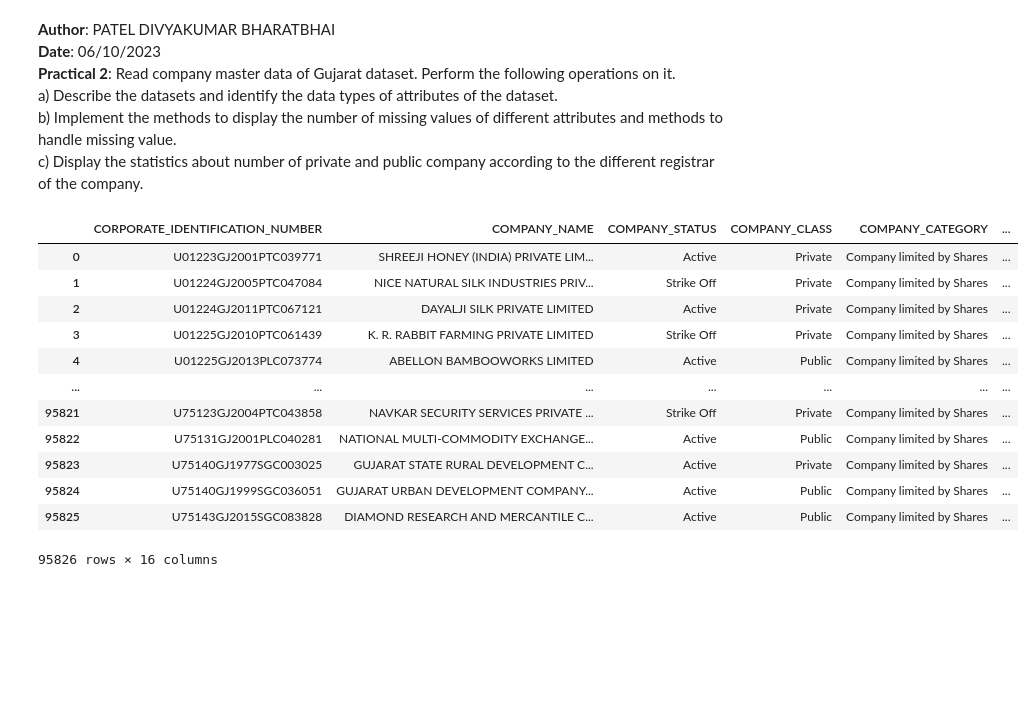
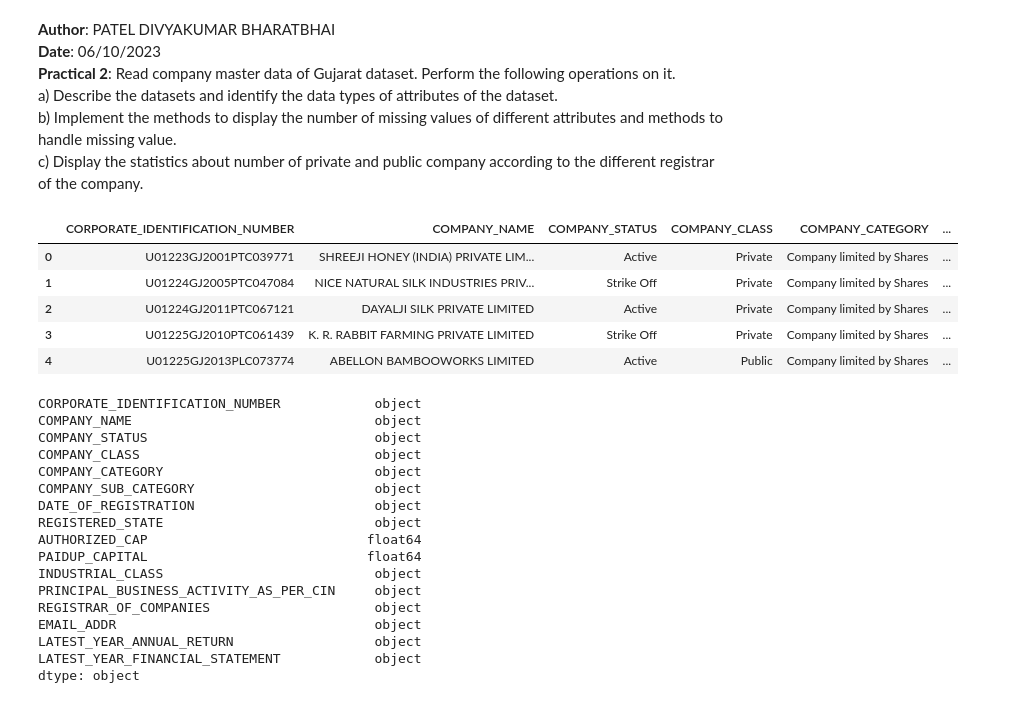
Before and after one commit to divyakumar31/pds-practicals, a Jupyter notebook: practical2/practical2.ipynb, the cells around one changed output. Drawn from its saved outputs; the diff is of its cells as text; code cells hidden in the pictures; blank space fills up the shorter version.

```diff
--- a/practical2/practical2.ipynb
+++ b/practical2/practical2.ipynb
@@ -17,17 +16,30 @@ import numpy as np
 # %%
-df = pd.read_csv("mca_gujarat_21042018.csv", encoding='')
-df
+df = pd.read_csv("mca_gujarat_21042018.csv")
+df.head()
 # %% [output]
 |  | CORPORATE_IDENTIFICATION_NUMBER | COMPANY_NAME | COMPANY_STATUS | COMPANY_CLASS | COMPANY_CATEGORY | ... |
 | 0 | U01223GJ2001PTC039771 | SHREEJI HONEY (INDIA) PRIVATE LIM... | Active | Private | Company limited by Shares | ... |
 | 1 | U01224GJ2005PTC047084 | NICE NATURAL SILK INDUSTRIES PRIV... | Strike Off | Private | Company limited by Shares | ... |
 | 2 | U01224GJ2011PTC067121 | DAYALJI SILK PRIVATE LIMITED | Active | Private | Company limited by Shares | ... |
 | 3 | U01225GJ2010PTC061439 | K. R. RABBIT FARMING PRIVATE LIMITED | Strike Off | Private | Company limited by Shares | ... |
 | 4 | U01225GJ2013PLC073774 | ABELLON BAMBOOWORKS LIMITED | Active | Public | Company limited by Shares | ... |
-| ... | ... | ... | ... | ... | ... | ... |
-| 95821 | U75123GJ2004PTC043858 | NAVKAR SECURITY SERVICES PRIVATE ... | Strike Off | Private | Company limited by Shares | ... |
-| 95822 | U75131GJ2001PLC040281 | NATIONAL MULTI-COMMODITY EXCHANGE... | Active | Public | Company limited by Shares | ... |
-| 95823 | U75140GJ1977SGC003025 | GUJARAT STATE RURAL DEVELOPMENT C... | Active | Private | Company limited by Shares | ... |
-| 95824 | U75140GJ1999SGC036051 | GUJARAT URBAN DEVELOPMENT COMPANY... | Active | Public | Company limited by Shares | ... |
-| 95825 | U75143GJ2015SGC083828 | DIAMOND RESEARCH AND MERCANTILE C... | Active | Public | Company limited by Shares | ... |
-95826 rows × 16 columns
+# %%
+df.dtypes
+# %% [output]
+CORPORATE_IDENTIFICATION_NUMBER            object
+COMPANY_NAME                               object
+COMPANY_STATUS                             object
+COMPANY_CLASS                              object
+COMPANY_CATEGORY                           object
+COMPANY_SUB_CATEGORY                       object
+DATE_OF_REGISTRATION                       object
+REGISTERED_STATE                           object
+AUTHORIZED_CAP                            float64
+PAIDUP_CAPITAL                            float64
+INDUSTRIAL_CLASS                           object
+PRINCIPAL_BUSINESS_ACTIVITY_AS_PER_CIN     object
+REGISTRAR_OF_COMPANIES                     object
+EMAIL_ADDR                                 object
+LATEST_YEAR_ANNUAL_RETURN                  object
+LATEST_YEAR_FINANCIAL_STATEMENT            object
+dtype: object
```
Also changed, not shown: parts of 8 cells of this notebook.
